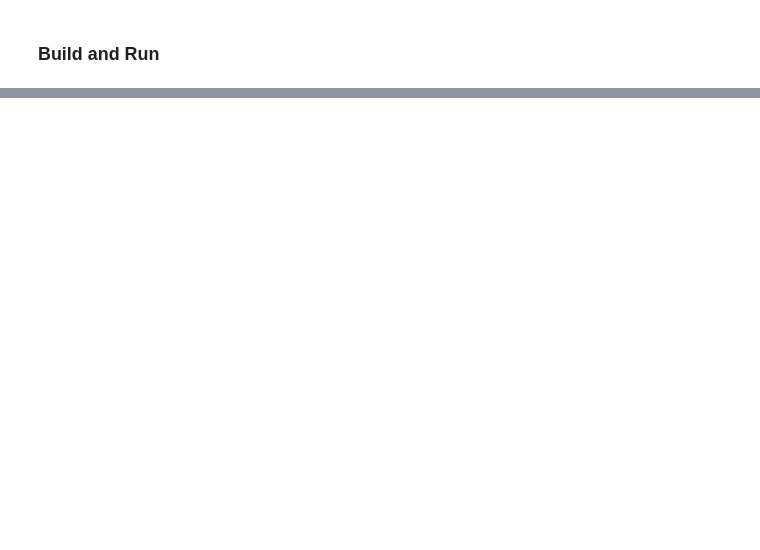
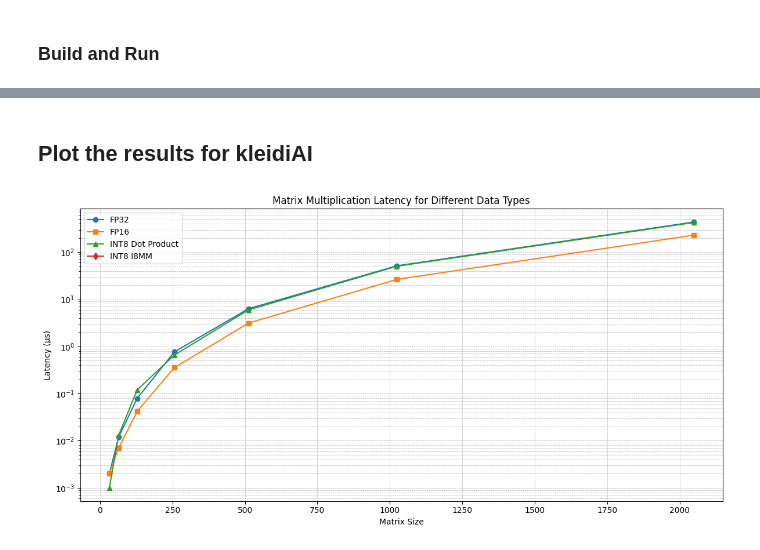
Before and after one commit to OliverGrainge/Generative_AI_on_arm, a Jupyter notebook: lab2.ipynb, the cells around one changed output, grey strips where cells are left out. Drawn from its saved outputs; the diff is of its cells as text; code cells hidden in the pictures; blank space fills up the shorter version.

Commit message:
updating blas and kleidiai benchmarking

```diff
--- a/lab2.ipynb
+++ b/lab2.ipynb
@@ -382,0 +493,35 @@ make: *** No targets specified and no makefile found.  Stop.
+# %% [markdown]
+## Plot the results for kleidiAI
+# %%
+import matplotlib.pyplot as plt
+import numpy as np
+import pandas as pd
+
+f32_data = pd.read_csv("src/cpp/results/f32_scaling_results.csv")
+f16_data = pd.read_csv("src/cpp/results/f16_scaling_results.csv")
+int8_dotprod_data = pd.read_csv("src/cpp/results/i8_dotprod_scaling_results.csv")
+int8_i8mm_data = pd.read_csv("src/cpp/results/i8_i8mm_scaling_results.csv")
+
+
+# Plotting the results
+plt.figure(figsize=(12, 6))
+
+# Plot each dataset
+plt.plot(f32_data['Size'], f32_data['Latency(us)'], label="FP32", marker='o')
+plt.plot(f16_data['Size'], f16_data['Latency(us)'], label="FP16", marker='s')
+plt.plot(int8_dotprod_data['Size'], int8_dotprod_data['Latency(us)'], label="INT8 Dot Product", marker='^')
+plt.plot(int8_i8mm_data['Size'], int8_i8mm_data['Latency(us)'], label="INT8 I8MM", marker='d')
+
+# Add labels and title
+plt.xlabel("Matrix Size")
+plt.ylabel("Latency (µs)")
+plt.title("Matrix Multiplication Latency for Different Data Types")
+plt.yscale('log')  # Use log scale for latency if the values span multiple orders of magnitude
+plt.legend()
+plt.grid(True, which="both", linestyle="--", linewidth=0.5)
+
+# Show the plot
+plt.tight_layout()
+plt.show()
+# %% [output]
+[figure, added]
```
Also changed, not shown: parts of 18 cells of this notebook, 13 other files.
